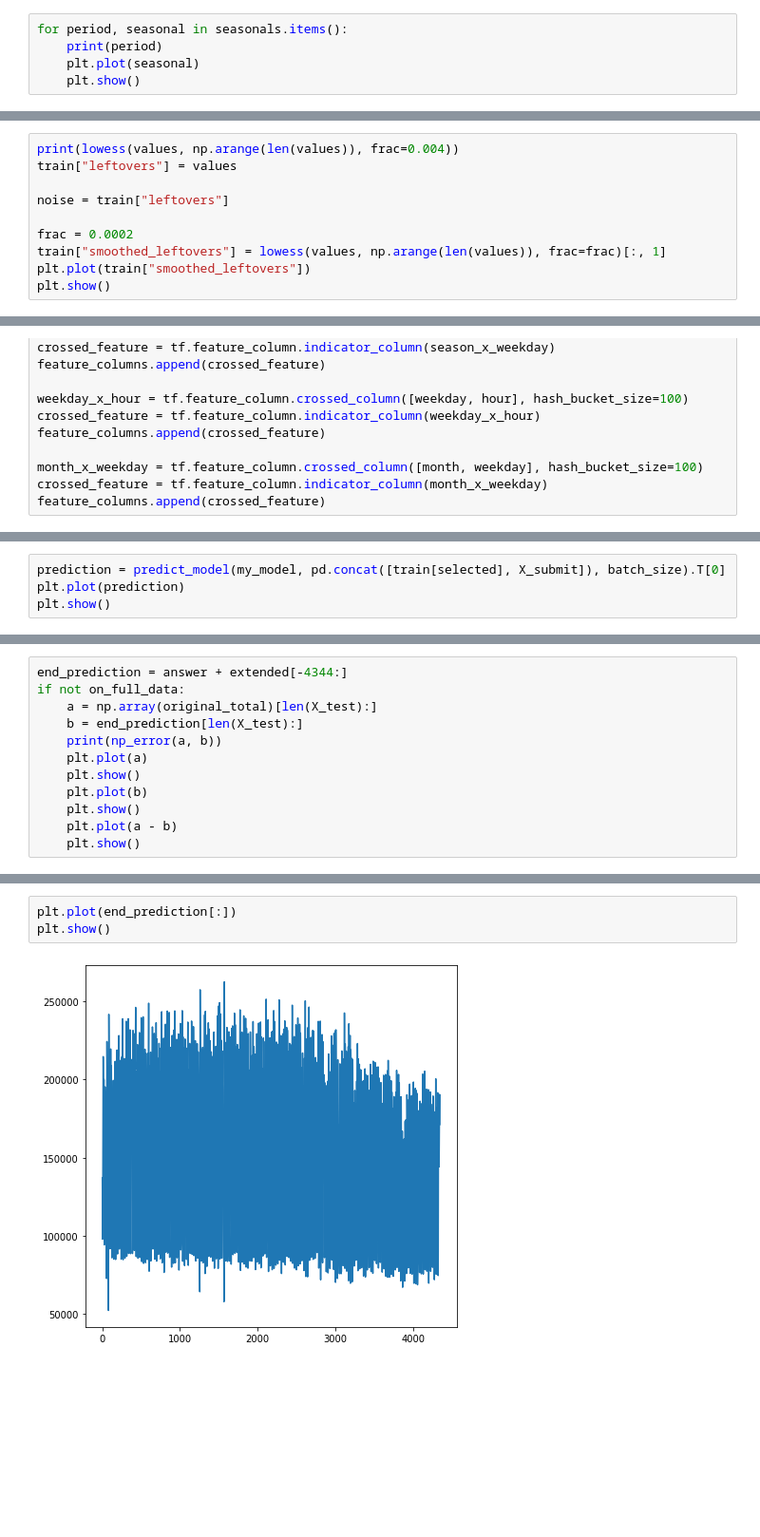
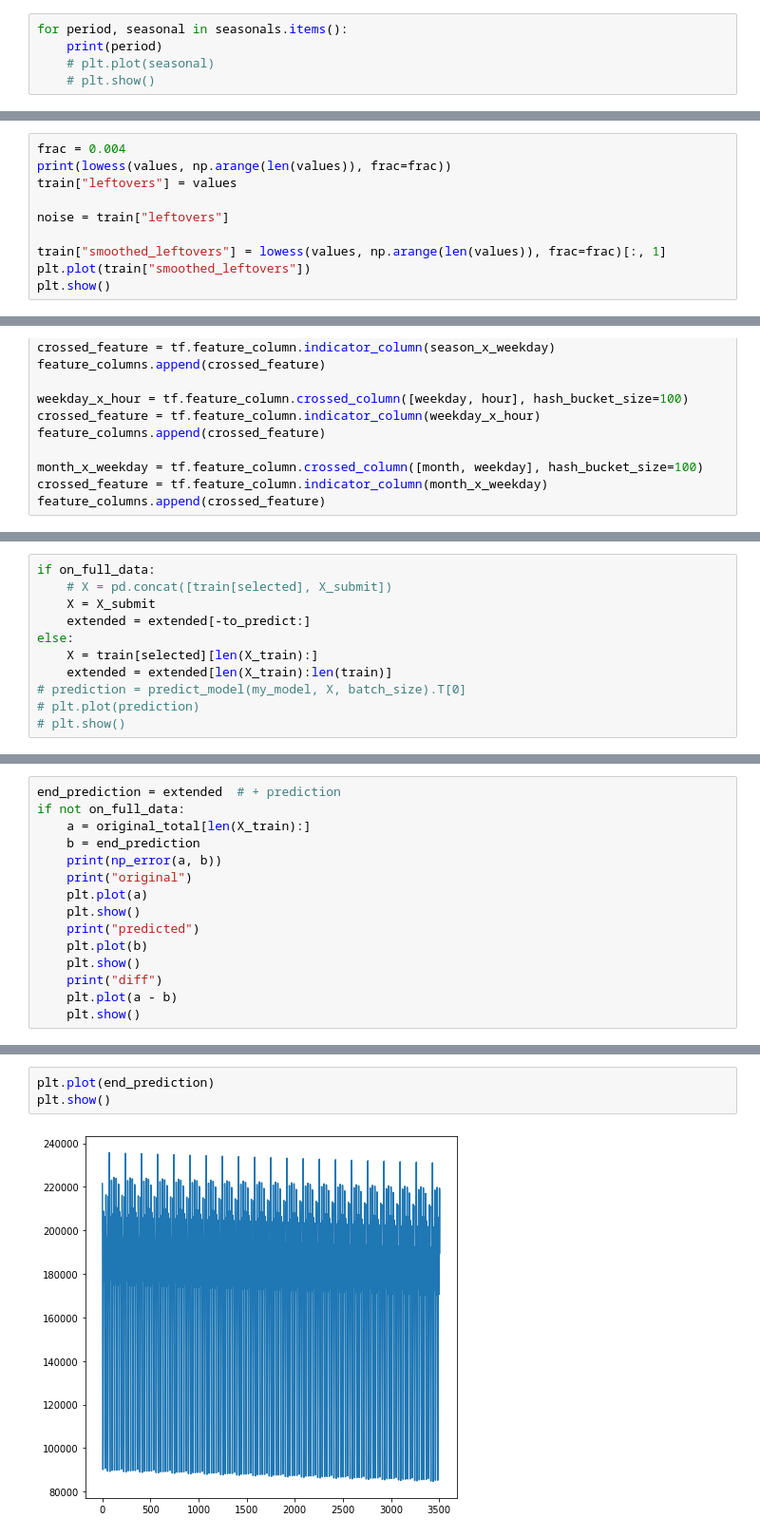
Before and after one commit to 0dminnimda/NTO_bigdata_2022_final, a Jupyter notebook: Baseline.ipynb, the cells around one changed output, grey strips where cells are left out. Shown at 95% size. Cells and saved outputs as stored; diff of their text form; blank space fills up the shorter version.

```diff
--- a/Baseline.ipynb
+++ b/Baseline.ipynb
@@ -244,6 +272,6 @@ for period, seasonal in old_seasonals.items():
 # %%
 for period, seasonal in seasonals.items():
     print(period)
-    plt.plot(seasonal)
-    plt.show()
+    # plt.plot(seasonal)
+    # plt.show()
 # %% [output]
@@ -392,10 +385,10 @@ plt.show()
 # %%
-print(lowess(values, np.arange(len(values)), frac=0.004))
+frac = 0.004
+print(lowess(values, np.arange(len(values)), frac=frac))
 train["leftovers"] = values
 
 noise = train["leftovers"]
 
-frac = 0.0002
 train["smoothed_leftovers"] = lowess(values, np.arange(len(values)), frac=frac)[:, 1]
 plt.plot(train["smoothed_leftovers"])
 plt.show()
@@ -601,4 +520,11 @@ Name: year, Length: 39408, dtype: float64
 # %%
-prediction = predict_model(my_model, pd.concat([train[selected], X_submit]), batch_size).T[0]
-plt.plot(prediction)
-plt.show()
+if on_full_data:
+    # X = pd.concat([train[selected], X_submit])
+    X = X_submit
+    extended = extended[-to_predict:]
+else:
+    X = train[selected][len(X_train):]
+    extended = extended[len(X_train):len(train)]
+# prediction = predict_model(my_model, X, batch_size).T[0]
+# plt.plot(prediction)
+# plt.show()
@@ -613,12 +531,15 @@ array([1.5260469, 1.4036446, 1.531194 , ..., 1.2395378, 1.1286485,
 # %%
-end_prediction = answer + extended[-4344:]
+end_prediction = extended  # + prediction
 if not on_full_data:
-    a = np.array(original_total)[len(X_test):]
-    b = end_prediction[len(X_test):]
+    a = original_total[len(X_train):]
+    b = end_prediction
     print(np_error(a, b))
+    print("original")
     plt.plot(a)
     plt.show()
+    print("predicted")
     plt.plot(b)
     plt.show()
+    print("diff")
     plt.plot(a - b)
     plt.show()
@@ -629,6 +554,6 @@ to_predict
 # %%
-plt.plot(end_prediction[:])
+plt.plot(end_prediction)
 plt.show()
 # %% [output]
-[figure, old version]
+[figure, new version]
 # %%
```
Also changed, not shown: parts of 33 cells of this notebook.
